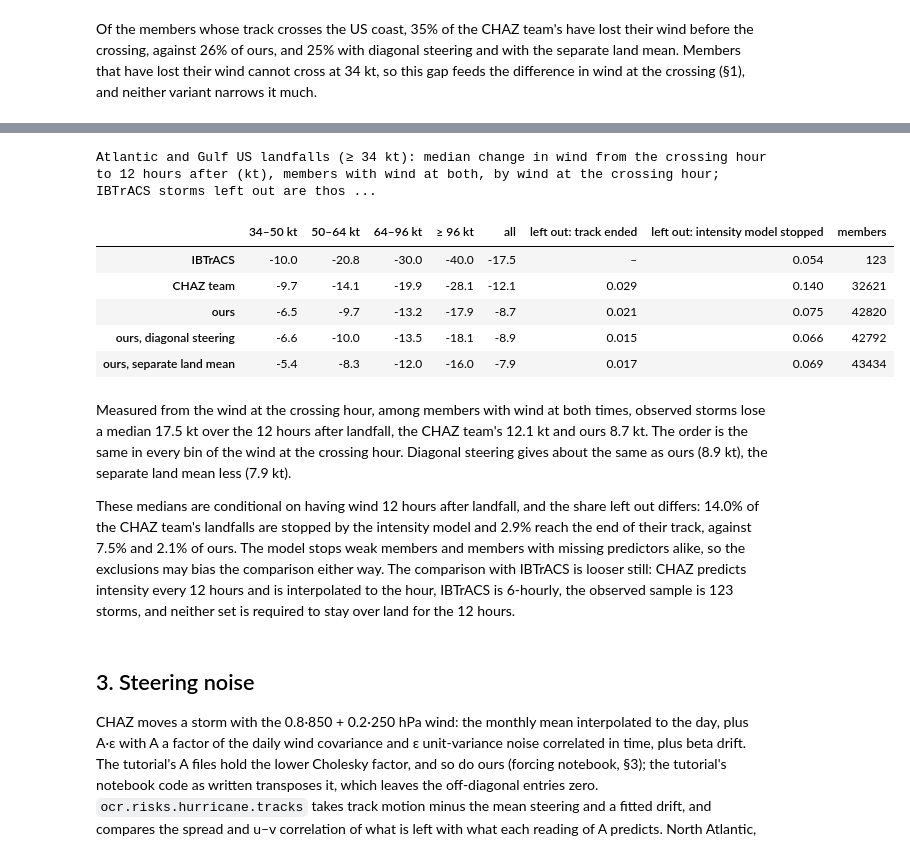
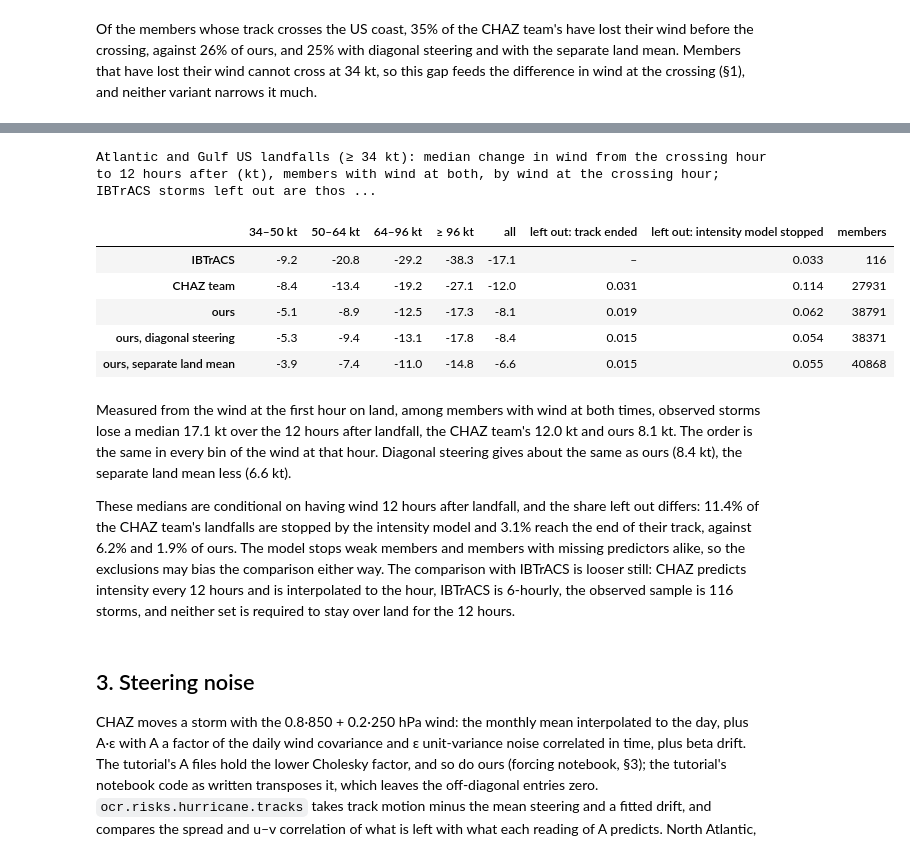
Before and after one commit to carbonplan/ocr-multi-hazard, a Jupyter notebook: docs/methods/hurricane-risk/tracks.ipynb, the cells around one changed output, grey strips where cells are left out. Drawn from its saved outputs; the diff is of its cells as text; code cells hidden in the pictures.

```diff
--- a/docs/methods/hurricane-risk/tracks.ipynb
+++ b/docs/methods/hurricane-risk/tracks.ipynb
@@ -65,7 +65,7 @@ summaries = {
 
 
 def scaled_column(summary, prefix):
-    return summary[next(c for c in summary if c.startswith(f'{prefix} (x'))]
+    return summary[next(column for column in summary if column.startswith(f'{prefix} (x'))]
 
 
 scaled = {
@@ -150,21 +150,24 @@ most in Florida:
 # %%
 regions = ['TX-AL', 'FL', 'GA-Car', 'VA-ME']
 fig, ax = plt.subplots(figsize=(7, 2.8))
-x = np.arange(len(regions))
-for k, (name, s) in enumerate(scaled.items()):
+positions = np.arange(len(regions))
+for offset, (name, summary) in enumerate(scaled.items()):
     ax.bar(
-        x + (k - 2) * 0.16,
-        [s[f'{r} landfalls/yr >= 64 kt'] for r in regions],
+        positions + (offset - 2) * 0.16,
+        [summary[f'{region} landfalls/yr >= 64 kt'] for region in regions],
         0.16,
         color=COLORS[name],
         label=name,
     )
-ax.set_xticks(x, regions)
+ax.set_xticks(positions, regions)
 ax.set(ylabel='per year', title='Hurricane landfalls (≥ 64 kt) by coast')
 ax.legend(frameon=False)
 fig.tight_layout()
 pd.DataFrame(
-    {name: [s[f'{r} landfalls/yr >= 64 kt'] for r in regions] for name, s in scaled.items()},
+    {
+        name: [summary[f'{region} landfalls/yr >= 64 kt'] for region in regions]
+        for name, summary in scaled.items()
+    },
     index=regions,
 ).T.style.format('{:.3f}').set_caption('Hurricane landfalls (≥ 64 kt) per year by coast')
 # %% [output]
@@ -320,53 +328,55 @@ to 12 hours after leaves out the ones that lose their wind in between:
 # %%
 bins = [34, 50, 64, 96, np.inf]
 change = {}
-for name, r in rows.items():
-    lf = r[landfall.atlantic_crossing(r) & (r['lf_wind'] >= landfall.TS)]
-    both = lf.dropna(subset=['lf_w+0', 'lf_w+12'])
-    dv = both['lf_w+12'] - both['lf_w+0']
+for name, storm_rows in rows.items():
+    landfalls = storm_rows[
+        landfall.atlantic_crossing(storm_rows) & (storm_rows['lf_wind'] >= landfall.TS)
+    ]
+    both = landfalls.dropna(subset=['lf_w+0', 'lf_w+12'])
+    wind_change = both['lf_w+12'] - both['lf_w+0']
     change[name] = {
-        (f'≥ {lo} kt' if hi == np.inf else f'{lo}–{hi} kt'): dv[
-            (both['lf_w+0'] >= lo) & (both['lf_w+0'] < hi)
+        (f'≥ {low} kt' if high == np.inf else f'{low}–{high} kt'): wind_change[
+            (both['lf_w+0'] >= low) & (both['lf_w+0'] < high)
         ].median()
-        for lo, hi in zip(bins, bins[1:])
+        for low, high in zip(bins, bins[1:])
     }
-    change[name]['all'] = dv.median()
-    gone = lf['lf_w+12'].isna()
+    change[name]['all'] = wind_change.median()
+    gone = landfalls['lf_w+12'].isna()
     change[name]['left out: track ended'] = (
-        (gone & (lf['end_rule'] == 'track end')).mean() if name != 'IBTrACS' else np.nan
+        (gone & (landfalls['end_rule'] == 'track end')).mean() if name != 'IBTrACS' else np.nan
     )
     change[name]['left out: intensity model stopped'] = (
-        (gone & (lf['end_rule'] != 'track end')).mean() if name != 'IBTrACS' else gone.mean()
+        (gone & (landfalls['end_rule'] != 'track end')).mean() if name != 'IBTrACS' else gone.mean()
     )
     change[name]['members'] = len(both)
 shares = ['left out: track ended', 'left out: intensity model stopped']
 pd.DataFrame(change).T.style.format('{:+.1f}').format('{:.3f}', subset=shares, na_rep='–').format(
     '{:.0f}', subset=['members']
 ).set_caption(
     'Atlantic and Gulf US landfalls (≥ 34 kt): median change in wind from the crossing hour to 12'
     ' hours after (kt), members with wind at both, by wind at the crossing hour; IBTrACS storms'
     ' left out are those whose record ends'
 )
 # %% [output]
 Atlantic and Gulf US landfalls (≥ 34 kt): median change in wind from the crossing hour to 12 hours after (kt), members with wind at both, by wind at the crossing hour; IBTrACS storms left out are thos ...
 |  | 34–50 kt | 50–64 kt | 64–96 kt | ≥ 96 kt | all | left out: track ended | left out: intensity model stopped | members |
-| IBTrACS | -10.0 | -20.8 | -30.0 | -40.0 | -17.5 | – | 0.054 | 123 |
-| CHAZ team | -9.7 | -14.1 | -19.9 | -28.1 | -12.1 | 0.029 | 0.140 | 32621 |
-| ours | -6.5 | -9.7 | -13.2 | -17.9 | -8.7 | 0.021 | 0.075 | 42820 |
-| ours, diagonal steering | -6.6 | -10.0 | -13.5 | -18.1 | -8.9 | 0.015 | 0.066 | 42792 |
-| ours, separate land mean | -5.4 | -8.3 | -12.0 | -16.0 | -7.9 | 0.017 | 0.069 | 43434 |
+| IBTrACS | -9.2 | -20.8 | -29.2 | -38.3 | -17.1 | – | 0.033 | 116 |
+| CHAZ team | -8.4 | -13.4 | -19.2 | -27.1 | -12.0 | 0.031 | 0.114 | 27931 |
+| ours | -5.1 | -8.9 | -12.5 | -17.3 | -8.1 | 0.019 | 0.062 | 38791 |
+| ours, diagonal steering | -5.3 | -9.4 | -13.1 | -17.8 | -8.4 | 0.015 | 0.054 | 38371 |
+| ours, separate land mean | -3.9 | -7.4 | -11.0 | -14.8 | -6.6 | 0.015 | 0.055 | 40868 |
 # %% [markdown]
-Measured from the wind at the crossing hour, among members with wind at both times, observed
-storms lose a median 17.5 kt over the 12 hours after landfall, the CHAZ team's 12.1 kt and ours
-8.7 kt. The order is the same in every bin of the wind at the crossing hour. Diagonal steering gives about
-the same as ours (8.9 kt), the separate land mean less (7.9 kt).
+Measured from the wind at the first hour on land, among members with wind at both times, observed
+storms lose a median 17.1 kt over the 12 hours after landfall, the CHAZ team's 12.0 kt and ours
+8.1 kt. The order is the same in every bin of the wind at that hour. Diagonal steering gives about
+the same as ours (8.4 kt), the separate land mean less (6.6 kt).
 
 These medians are conditional on having wind 12 hours after landfall, and the share left out
-differs: 14.0% of the CHAZ team's landfalls are stopped by the intensity model and 2.9% reach the
-end of their track, against 7.5% and 2.1% of ours. The model stops weak members and members with
+differs: 11.4% of the CHAZ team's landfalls are stopped by the intensity model and 3.1% reach the
+end of their track, against 6.2% and 1.9% of ours. The model stops weak members and members with
 missing predictors alike, so the exclusions may bias the comparison either way. The comparison
 with IBTrACS is looser still: CHAZ predicts intensity every 12 hours and is interpolated to the
-hour, IBTrACS is 6-hourly, the observed sample is 123 storms, and neither set is required to stay
+hour, IBTrACS is 6-hourly, the observed sample is 116 storms, and neither set is required to stay
 over land for the 12 hours.
 # %% [markdown]
 ## 3. Steering noise
```
Also changed, not shown: parts of 15 cells of this notebook, 1 other file.
